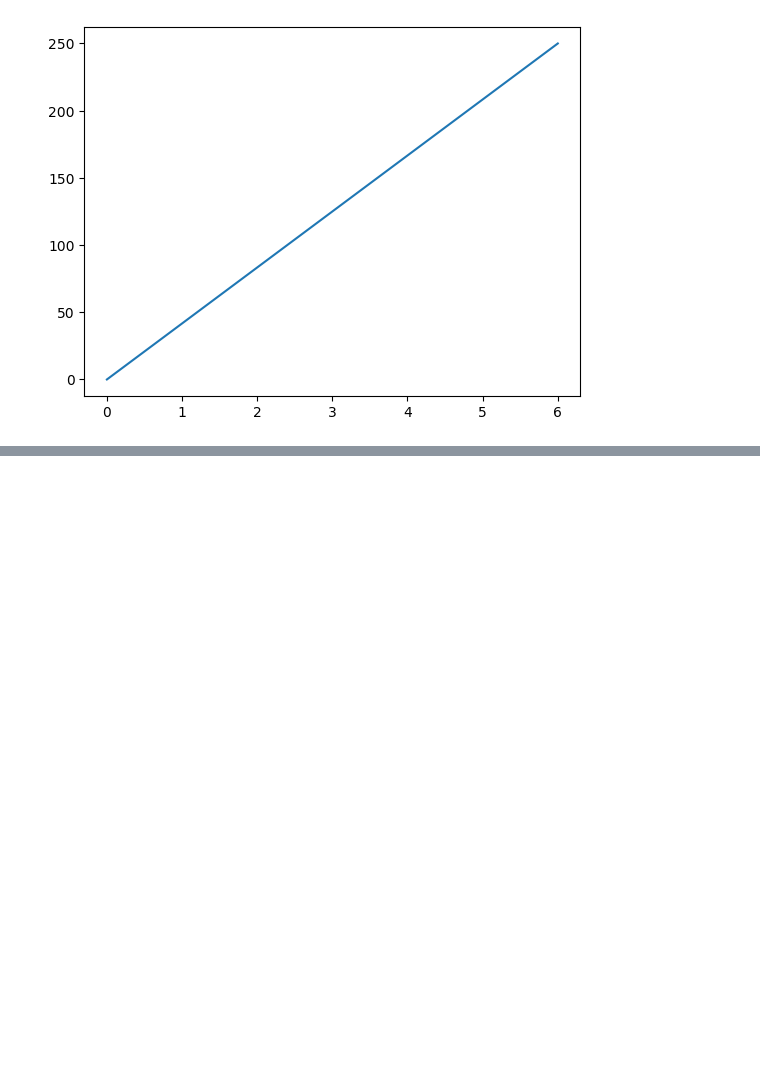
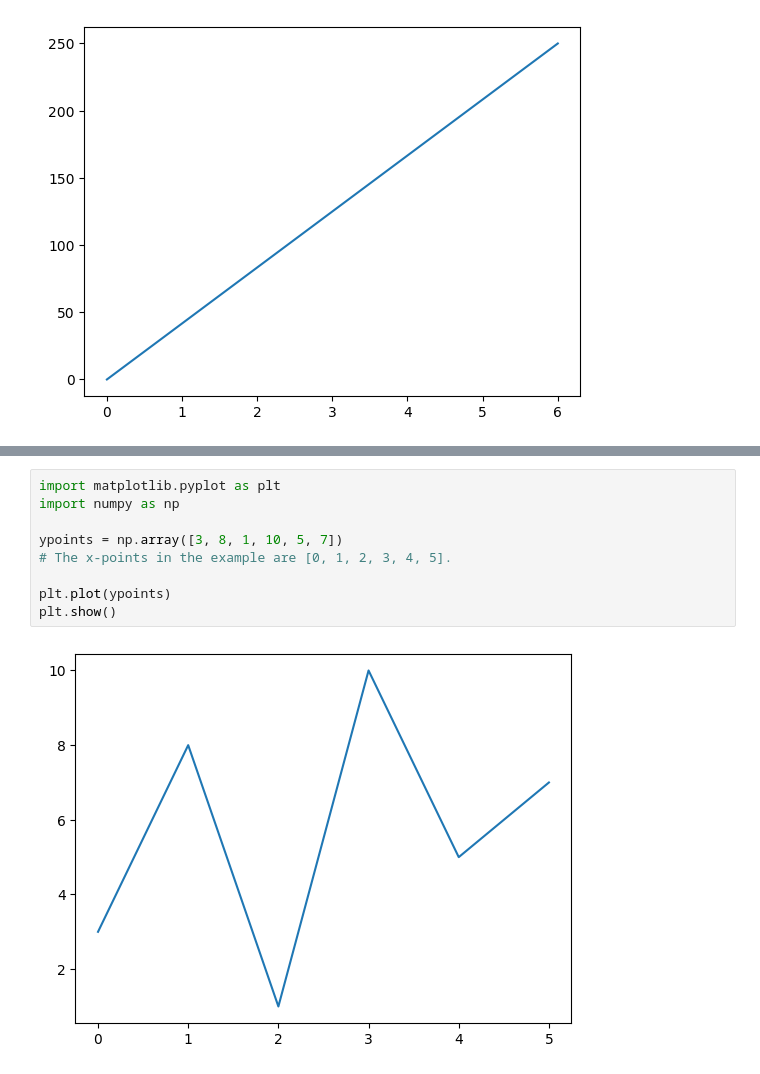
Before and after one commit to pixel-perfect-metodology/python_playground, a Jupyter notebook: lessons_matplotlib/day_2.ipynb, the cells around one changed output, grey strips where cells are left out. Drawn from its saved outputs; the diff is of its cells as text; blank space fills up the shorter version.

```diff
--- a/lessons_matplotlib/day_2.ipynb
+++ b/lessons_matplotlib/day_2.ipynb
@@ -25,0 +59,11 @@ plt.show()
+# %%
+import matplotlib.pyplot as plt
+import numpy as np
+
+ypoints = np.array([3, 8, 1, 10, 5, 7])
+# The x-points in the example are [0, 1, 2, 3, 4, 5].
+
+plt.plot(ypoints)
+plt.show()
+# %% [output]
+[figure, added]
```
Also changed, not shown: parts of 11 cells of this notebook.
